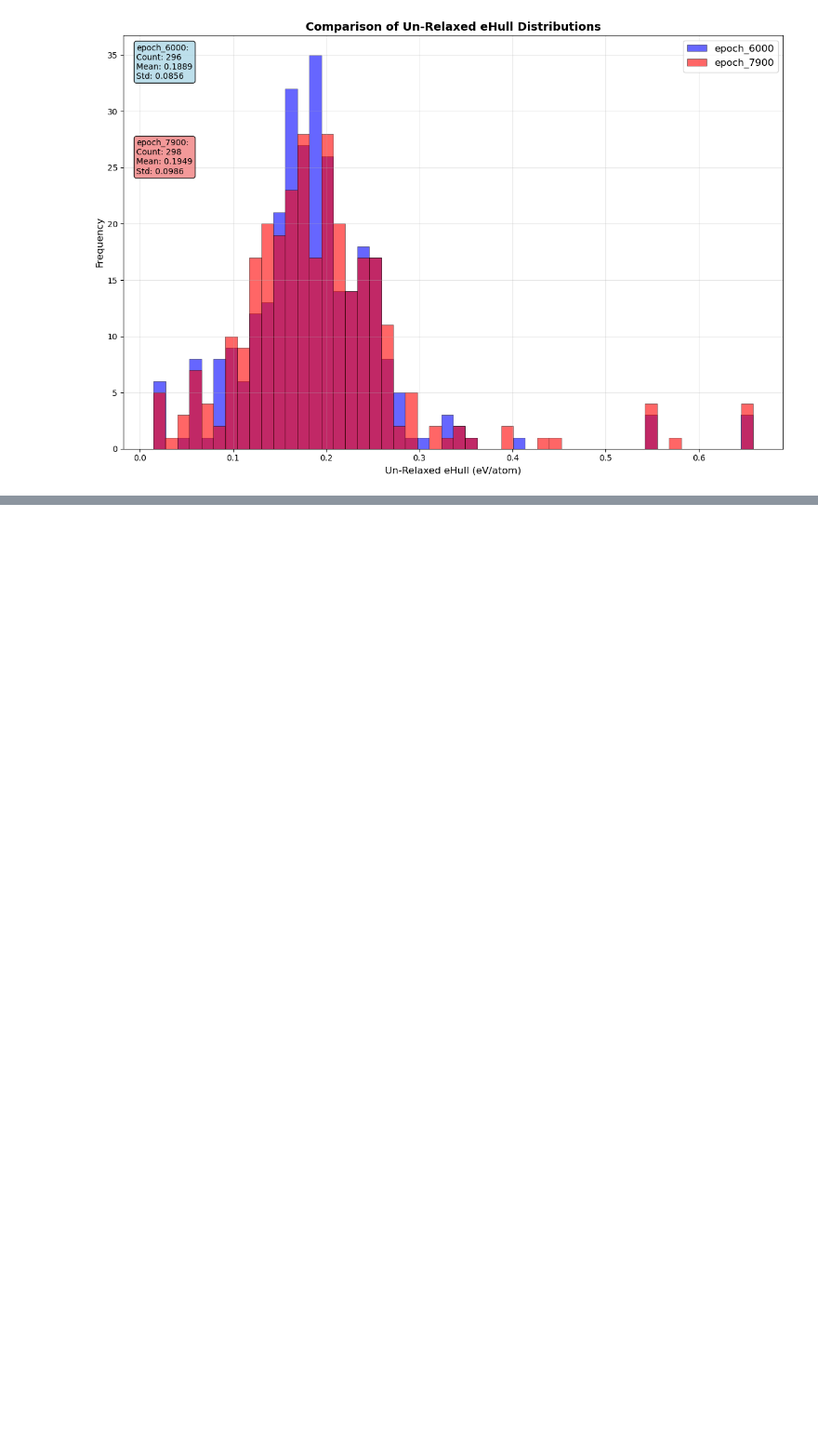
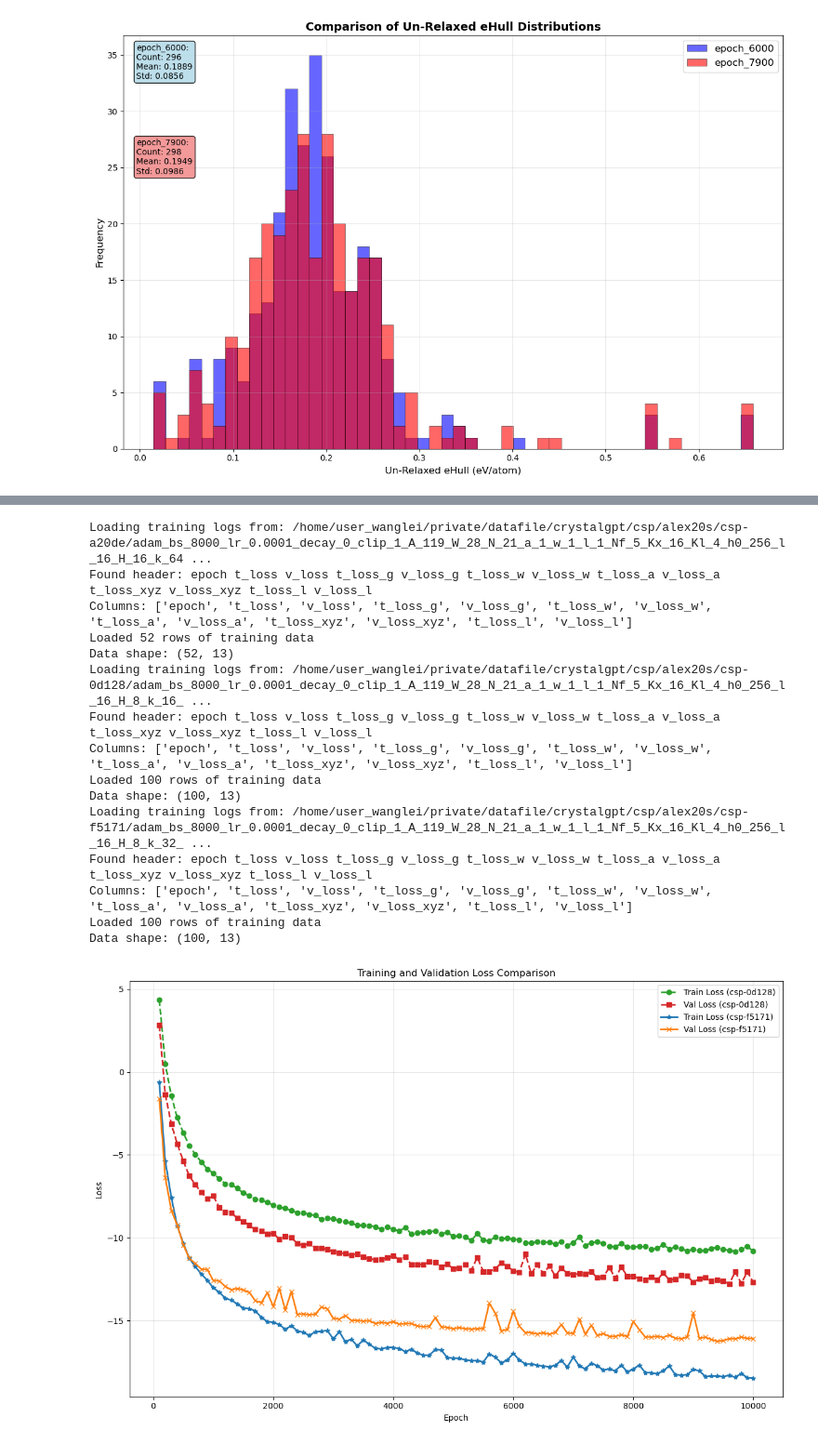
Before and after one commit to deepmodeling/CrystalFormer-CSP, a Jupyter notebook: scripts/analysis.ipynb, the cells around one changed output, grey strips where cells are left out. Shown at 93% size. Saved outputs shown, nothing was run; the diff lists cells and outputs as text; code cells hidden in the pictures; blank space fills up the shorter version.

```diff
--- a/scripts/analysis.ipynb
+++ b/scripts/analysis.ipynb
@@ -394,0 +429,52 @@ plot_training_losses(training_df)
+# %%
+# Plot train and validation loss curves from two log files together
+log_file_1 = "/home/user_wanglei/private/datafile/crystalgpt/csp/alex20s/csp-a20de/adam_bs_8000_lr_0.0001_decay_0_clip_1_A_119_W_28_N_21_a_1_w_1_l_1_Nf_5_Kx_16_Kl_4_h0_256_l_16_H_16_k_64_m_64_e_32_drop_0.1_0.1/data.txt"
+
+log_file_2 = "/home/user_wanglei/private/datafile/crystalgpt/csp/alex20s/csp-0d128/adam_bs_8000_lr_0.0001_decay_0_clip_1_A_119_W_28_N_21_a_1_w_1_l_1_Nf_5_Kx_16_Kl_4_h0_256_l_16_H_8_k_16_m_128_e_128_drop_0.1_0.1/data.txt"
+
+log_file_3 = '/home/user_wanglei/private/datafile/crystalgpt/csp/alex20s/csp-f5171/adam_bs_8000_lr_0.0001_decay_0_clip_1_A_119_W_28_N_21_a_1_w_1_l_1_Nf_5_Kx_16_Kl_4_h0_256_l_16_H_8_k_32_m_256_e_256_drop_0.1_0.1/data.txt'
+
+df1 = load_training_logs(log_file_1)
+df2 = load_training_logs(log_file_2)
+df3 = load_training_logs(log_file_3)
+
+plt.figure(figsize=(12, 8))
+
+append = ''
+
+# Plot for log_file_1
+#plt.plot(df1['epoch'], df1['t_loss'+append], label='Train Loss (csp-07d3f)', color='tab:blue', linewidth=2)
+#plt.plot(df1['epoch'], df1['v_loss'+append], label='Val Loss (csp-07d3f)', #color='tab:orange', linewidth=2)
+
+# Plot for log_file_2
+plt.plot(df2['epoch'], df2['t_loss'+append], 'o--', label='Train Loss (csp-0d128)', color='tab:green', linewidth=2)
+plt.plot(df2['epoch'], df2['v_loss'+append], 's--', label='Val Loss (csp-0d128)', color='tab:red', linewidth=2)
+
+# Plot for log_file_3
+plt.plot(df3['epoch'], df3['t_loss'+append], '*-', label='Train Loss (csp-f5171)', color='tab:blue', linewidth=2)
+plt.plot(df3['epoch'], df3['v_loss'+append], 'x-', label='Val Loss (csp-f5171)', color='tab:orange', linewidth=2)
+
+plt.xlabel('Epoch')
+plt.ylabel('Loss')
+plt.title('Training and Validation Loss Comparison')
+plt.legend()
+plt.grid(True, alpha=0.3)
+plt.tight_layout()
+plt.show()
+# %% [output]
+Loading training logs from: /home/user_wanglei/private/datafile/crystalgpt/csp/alex20s/csp-a20de/adam_bs_8000_lr_0.0001_decay_0_clip_1_A_119_W_28_N_21_a_1_w_1_l_1_Nf_5_Kx_16_Kl_4_h0_256_l_16_H_16_k_64 ...
+Found header: epoch t_loss v_loss t_loss_g v_loss_g t_loss_w v_loss_w t_loss_a v_loss_a t_loss_xyz v_loss_xyz t_loss_l v_loss_l
+Columns: ['epoch', 't_loss', 'v_loss', 't_loss_g', 'v_loss_g', 't_loss_w', 'v_loss_w', 't_loss_a', 'v_loss_a', 't_loss_xyz', 'v_loss_xyz', 't_loss_l', 'v_loss_l']
+Loaded 52 rows of training data
+Data shape: (52, 13)
+Loading training logs from: /home/user_wanglei/private/datafile/crystalgpt/csp/alex20s/csp-0d128/adam_bs_8000_lr_0.0001_decay_0_clip_1_A_119_W_28_N_21_a_1_w_1_l_1_Nf_5_Kx_16_Kl_4_h0_256_l_16_H_8_k_16_ ...
+Found header: epoch t_loss v_loss t_loss_g v_loss_g t_loss_w v_loss_w t_loss_a v_loss_a t_loss_xyz v_loss_xyz t_loss_l v_loss_l
+Columns: ['epoch', 't_loss', 'v_loss', 't_loss_g', 'v_loss_g', 't_loss_w', 'v_loss_w', 't_loss_a', 'v_loss_a', 't_loss_xyz', 'v_loss_xyz', 't_loss_l', 'v_loss_l']
+Loaded 100 rows of training data
+Data shape: (100, 13)
+Loading training logs from: /home/user_wanglei/private/datafile/crystalgpt/csp/alex20s/csp-f5171/adam_bs_8000_lr_0.0001_decay_0_clip_1_A_119_W_28_N_21_a_1_w_1_l_1_Nf_5_Kx_16_Kl_4_h0_256_l_16_H_8_k_32_ ...
+Found header: epoch t_loss v_loss t_loss_g v_loss_g t_loss_w v_loss_w t_loss_a v_loss_a t_loss_xyz v_loss_xyz t_loss_l v_loss_l
+Columns: ['epoch', 't_loss', 'v_loss', 't_loss_g', 'v_loss_g', 't_loss_w', 'v_loss_w', 't_loss_a', 'v_loss_a', 't_loss_xyz', 'v_loss_xyz', 't_loss_l', 'v_loss_l']
+Loaded 100 rows of training data
+Data shape: (100, 13)
+[figure, added]
```
Also changed, not shown: parts of 3 cells of this notebook, 4 other files.
